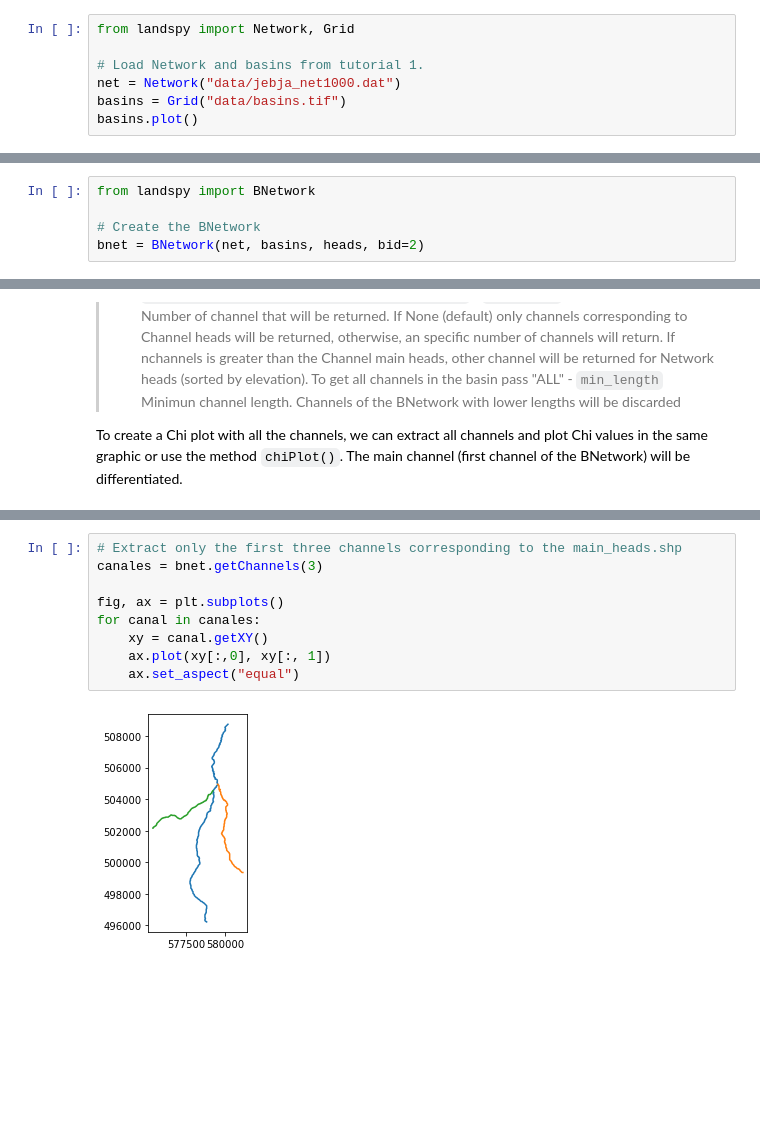
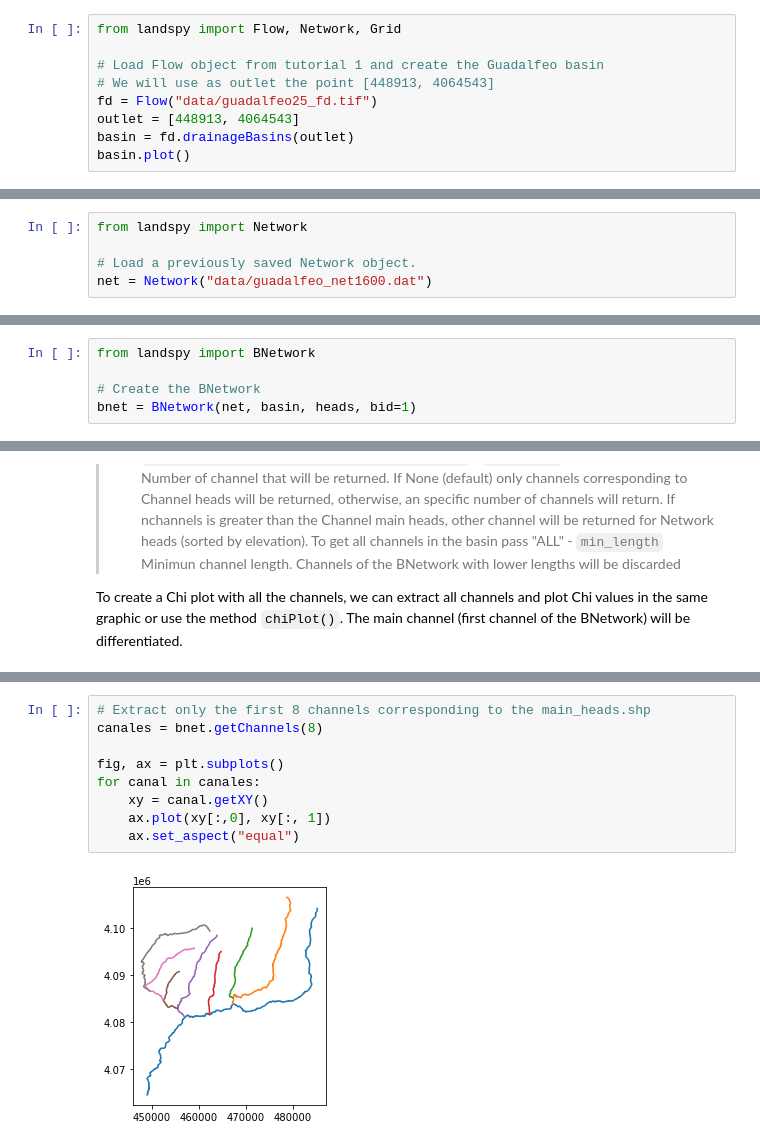
Before and after one commit to geolovic/landspy, a Jupyter notebook: docs/landspy_tutorial_05.ipynb, the cells around one changed output, grey strips where cells are left out. Saved outputs shown, nothing was run; the diff lists cells and outputs as text; blank space fills up the shorter version.

```diff
--- a/docs/landspy_tutorial_05.ipynb
+++ b/docs/landspy_tutorial_05.ipynb
@@ -17,8 +17,10 @@ To load a previously created Network object (saved as .dat file), simply call th
 # %%
-from landspy import Network, Grid
+from landspy import Flow, Network, Grid
 
-# Load Network and basins from tutorial 1.
-net = Network("data/jebja_net1000.dat")
-basins = Grid("data/basins.tif")
-basins.plot()
+# Load Flow object from tutorial 1 and create the Guadalfeo basin
+# We will use as outlet the point [448913, 4064543]
+fd = Flow("data/guadalfeo25_fd.tif")
+outlet = [448913, 4064543]
+basin = fd.drainageBasins(outlet)
+basin.plot()
 # %% [output]
@@ -26 +32,6 @@ basins.plot()
+# %%
+from landspy import Network
+
+# Load a previously saved Network object.
+net = Network("data/guadalfeo_net1600.dat")
 # %% [markdown]
@@ -46,7 +62,7 @@ To create the BNetwork object, we will use the class BNetwork. Heads will be sna
 from landspy import BNetwork
 
 # Create the BNetwork
-bnet = BNetwork(net, basins, heads, bid=2)
+bnet = BNetwork(net, basin, heads, bid=1)
 # %% [markdown]
 ### 4. Extract all the channels of the basin and plot them
 
@@ -73,14 +89,14 @@ for canal in canales:
 # %%
-# Extract only the first three channels corresponding to the main_heads.shp
-canales = bnet.getChannels(3)
+# Extract only the first 8 channels corresponding to the main_heads.shp
+canales = bnet.getChannels(8)
 
 fig, ax = plt.subplots()
 for canal in canales:
     xy = canal.getXY()
     ax.plot(xy[:,0], xy[:, 1])
     ax.set_aspect("equal")
 # %% [output]
-[figure, old version]
+[figure, new version]
 # %%
 # Make a Chi plot with all the channels
 bnet.chiPlot()
```
Also changed, not shown: parts of 9 cells of this notebook, 18 other files.
